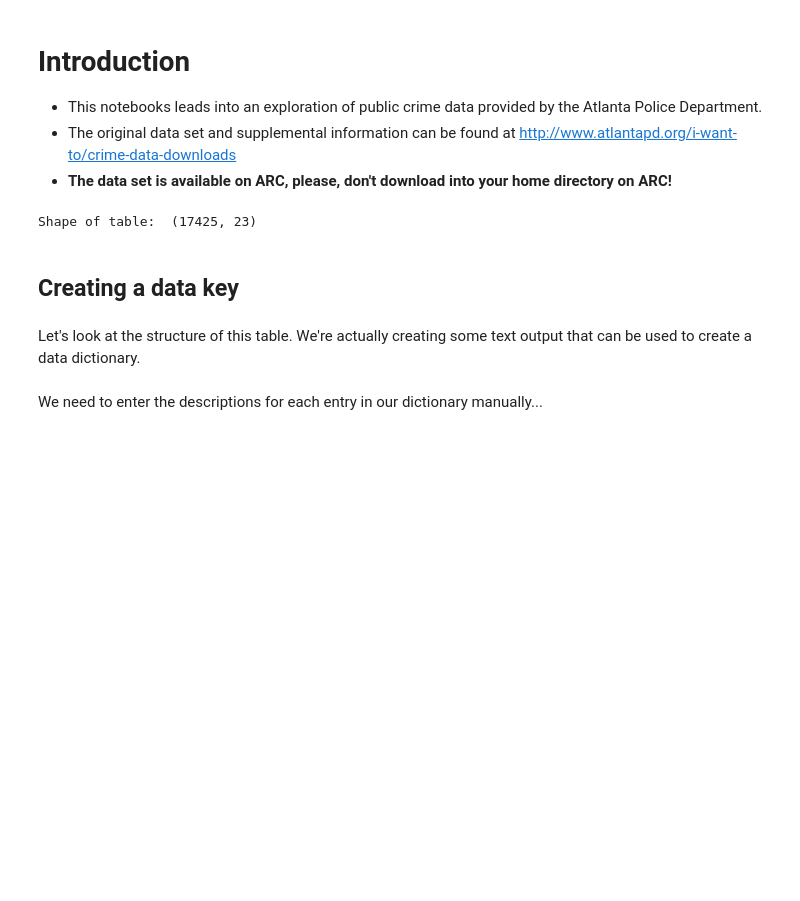
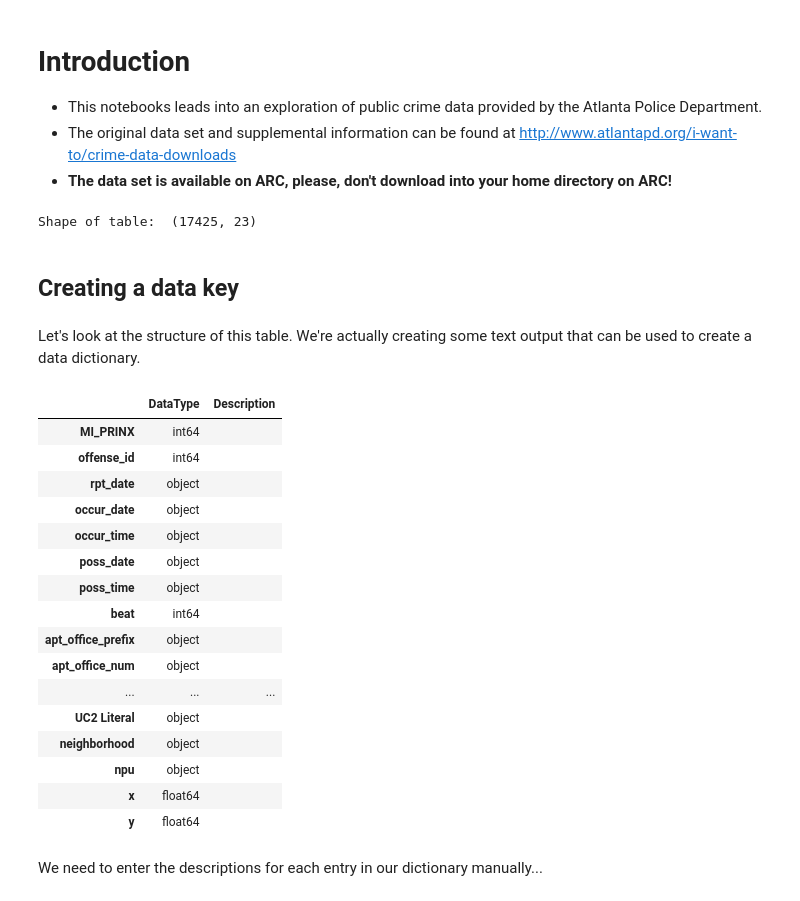
Before and after one commit to squishbug/DataScienceProgramming, a Jupyter notebook: 06-Descriptive-Statistics/CrimeData_orig.ipynb, the cells around one changed output. Saved outputs shown, nothing was run; the diff lists cells and outputs as text; code cells hidden in the pictures; blank space fills up the shorter version.

```diff
--- a/06-Descriptive-Statistics/CrimeData_orig.ipynb
+++ b/06-Descriptive-Statistics/CrimeData_orig.ipynb
@@ -30,6 +30,26 @@ Shape of table:  (17425, 23)
 Let's look at the structure of this table. We're actually creating some text output that can be used to create a data dictionary.
 # %%
 dataDict = pd.DataFrame({'DataType': df.dtypes.values, 'Description': '', }, index=df.columns.values)
+# %%
+dataDict
+# %% [output]
+|  | DataType | Description |
+| MI_PRINX | int64 |  |
+| offense_id | int64 |  |
+| rpt_date | object |  |
+| occur_date | object |  |
+| occur_time | object |  |
+| poss_date | object |  |
+| poss_time | object |  |
+| beat | int64 |  |
+| apt_office_prefix | object |  |
+| apt_office_num | object |  |
+| ... | ... | ... |
+| UC2 Literal | object |  |
+| neighborhood | object |  |
+| npu | object |  |
+| x | float64 |  |
+| y | float64 |  |
 # %% [markdown]
 We need to enter the descriptions for each entry in our dictionary manually...
 # %%
```
Also changed, not shown: parts of 14 cells of this notebook, 2 other files.
